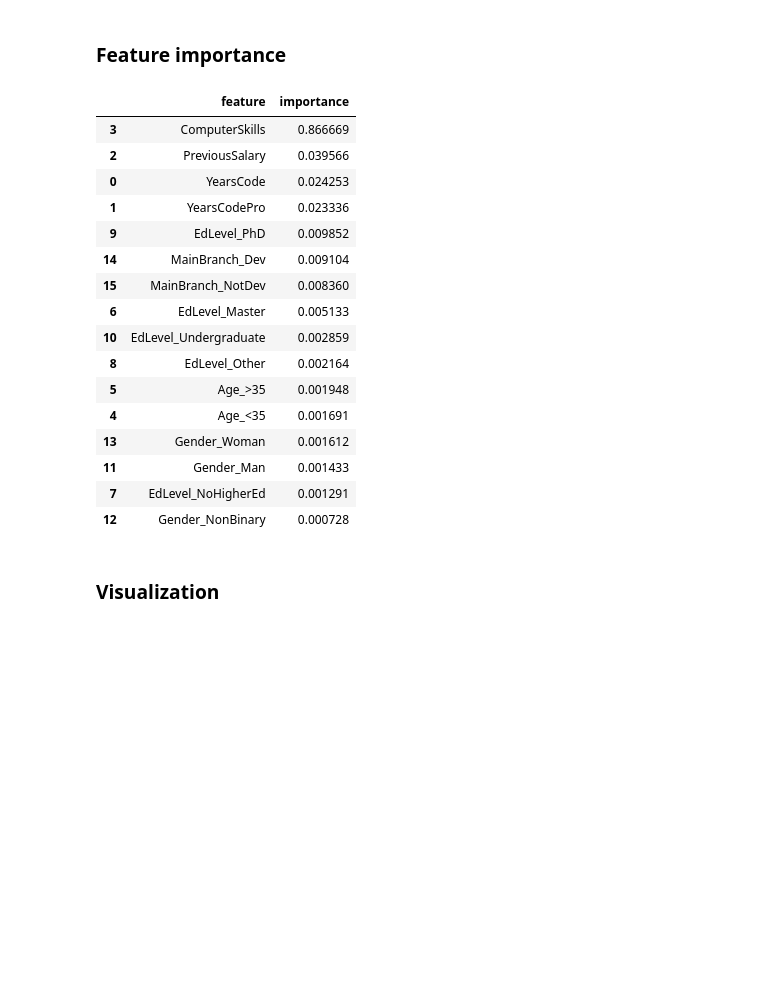
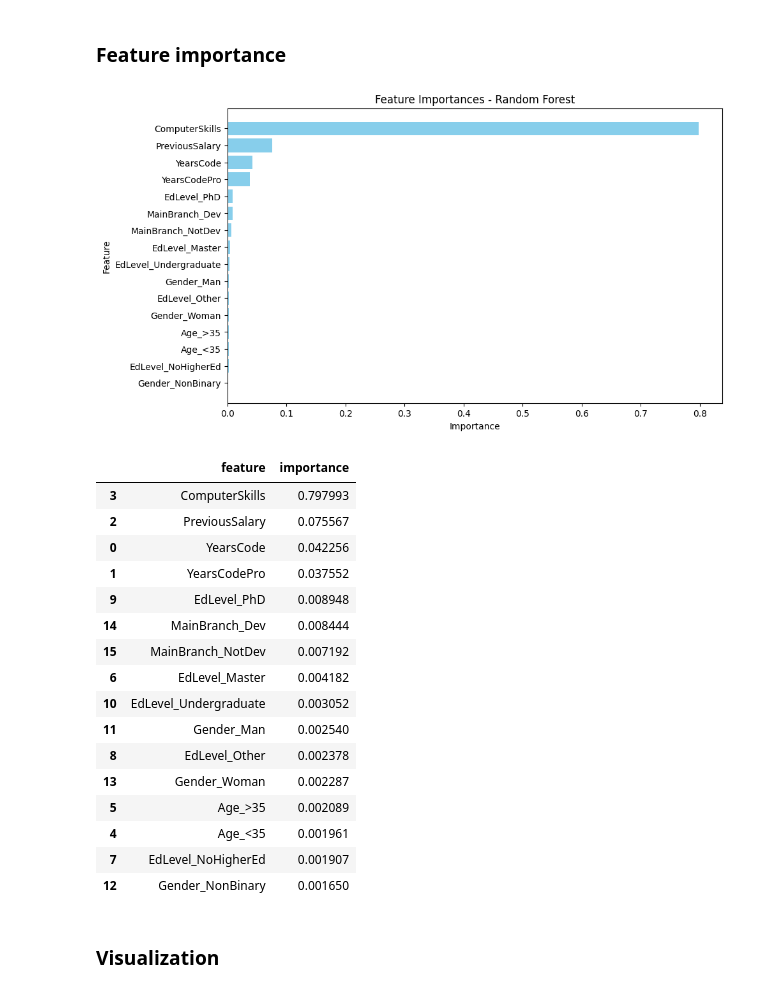
Before and after one commit to C21sja/KAN-CINTO1011U-Big-Data-ManagementPCS, a Jupyter notebook: main.ipynb, the cells around one changed output. Saved outputs shown, nothing was run; the diff lists cells and outputs as text; code cells hidden in the pictures; blank space fills up the shorter version.

```diff
--- a/main.ipynb
+++ b/main.ipynb
@@ -420,7 +587,7 @@ preprocessor = ColumnTransformer(
 # Step 4: Create a pipeline that includes the preprocessor and the Random Forest model
 pipeline = Pipeline(steps=[
     ('preprocessor', preprocessor),
-    ('classifier', RandomForestClassifier(n_estimators=100, random_state=42))
+    ('classifier', RandomForestClassifier(random_state=42,max_features='sqrt'))
 ])
 # %%
 # Step 5: Separate features and target variable
@@ -542,39 +709,52 @@ Recall: 0.8259837177747625
 # %%
 # Get feature importances from the classifier
 feature_importances = best_model.named_steps['classifier'].feature_importances_
 
 # Get feature names for categorical features from the preprocessor step of the pipeline
 # The OneHotEncoder step is named 'cat' in the ColumnTransformer
 # We use get_feature_names_out() to get the feature names and then convert to a list
 categorical_feature_names = best_model.named_steps['preprocessor'].named_transformers_['cat'].get_feature_names_out(categorical_cols).tolist()
 
 # The numerical feature names are used directly
 numerical_feature_names = numerical_cols  # This is already a list
 
 # Combine numerical and categorical feature names
 feature_names = numerical_feature_names + categorical_feature_names
 
 # Create a DataFrame to display feature importances
 feature_df = pd.DataFrame({'feature': feature_names, 'importance': feature_importances}).sort_values('importance', ascending=False)
 feature_df.head(16)
+
+# Plotting
+plt.figure(figsize=(10, 6))
+# Select top 16 features for plotting
+top_features = feature_df.head(16)
+plt.barh(top_features['feature'], top_features['importance'], color='skyblue')
+plt.xlabel('Importance')
+plt.ylabel('Feature')
+plt.title('Feature Importances - Random Forest')
+plt.gca().invert_yaxis()  # Invert y-axis to have the most important feature on top
+plt.show()
+feature_df
 # %% [output]
+[figure, added]
 |  | feature | importance |
-| 3 | ComputerSkills | 0.866669 |
-| 2 | PreviousSalary | 0.039566 |
-| 0 | YearsCode | 0.024253 |
-| 1 | YearsCodePro | 0.023336 |
-| 9 | EdLevel_PhD | 0.009852 |
-| 14 | MainBranch_Dev | 0.009104 |
-| 15 | MainBranch_NotDev | 0.008360 |
-| 6 | EdLevel_Master | 0.005133 |
-| 10 | EdLevel_Undergraduate | 0.002859 |
-| 8 | EdLevel_Other | 0.002164 |
-| 5 | Age_>35 | 0.001948 |
-| 4 | Age_<35 | 0.001691 |
-| 13 | Gender_Woman | 0.001612 |
-| 11 | Gender_Man | 0.001433 |
-| 7 | EdLevel_NoHigherEd | 0.001291 |
-| 12 | Gender_NonBinary | 0.000728 |
+| 3 | ComputerSkills | 0.797993 |
+| 2 | PreviousSalary | 0.075567 |
+| 0 | YearsCode | 0.042256 |
+| 1 | YearsCodePro | 0.037552 |
+| 9 | EdLevel_PhD | 0.008948 |
+| 14 | MainBranch_Dev | 0.008444 |
+| 15 | MainBranch_NotDev | 0.007192 |
+| 6 | EdLevel_Master | 0.004182 |
+| 10 | EdLevel_Undergraduate | 0.003052 |
+| 11 | Gender_Man | 0.002540 |
+| 8 | EdLevel_Other | 0.002378 |
+| 13 | Gender_Woman | 0.002287 |
+| 5 | Age_>35 | 0.002089 |
+| 4 | Age_<35 | 0.001961 |
+| 7 | EdLevel_NoHigherEd | 0.001907 |
+| 12 | Gender_NonBinary | 0.001650 |
 # %% [markdown]
 ### Visualization
 # %%
```
Also changed, not shown: parts of 20 cells of this notebook.
